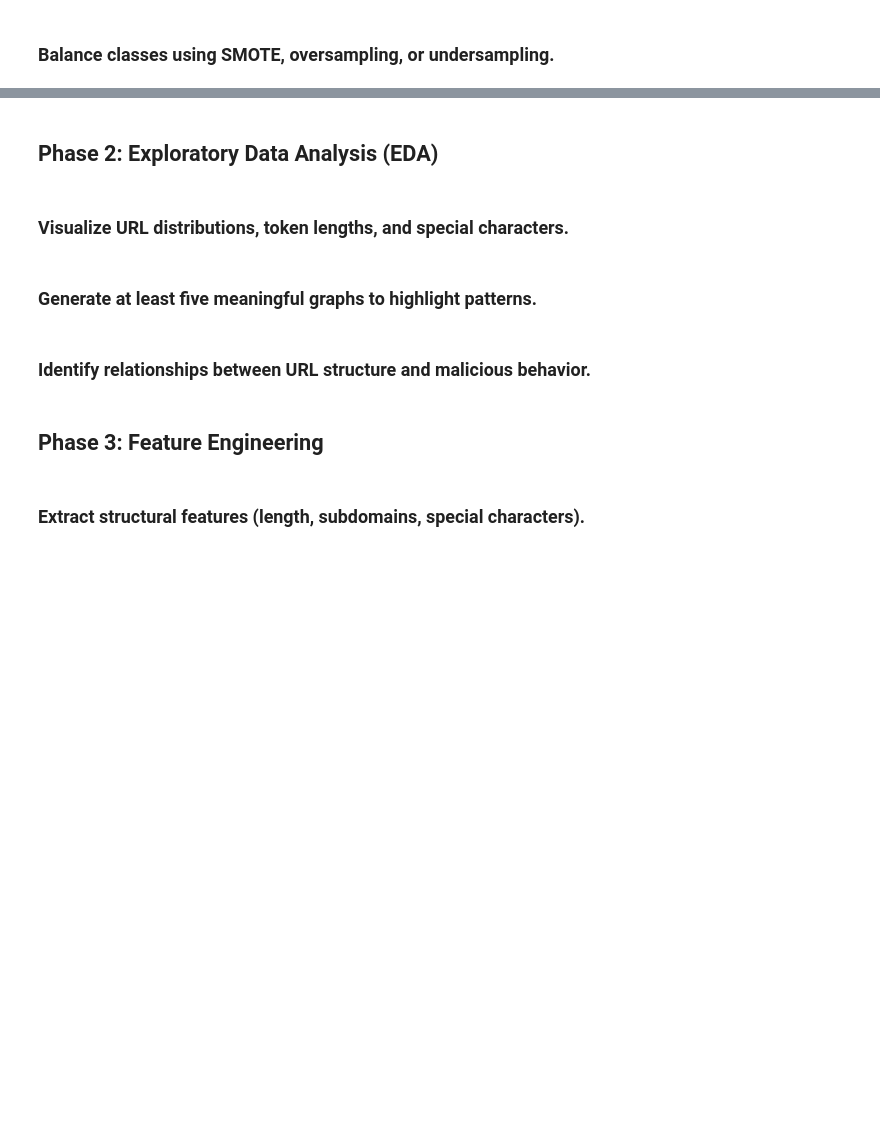
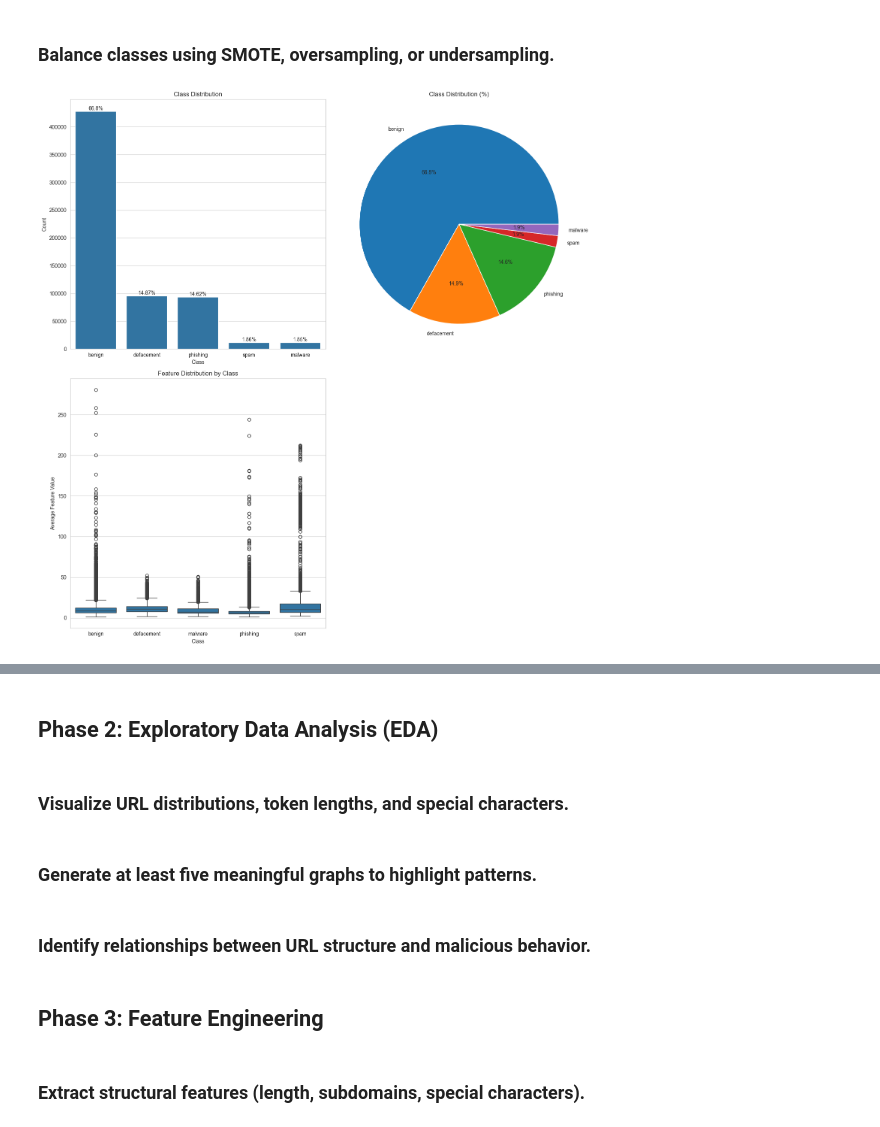
Before and after one commit to Maaheenkhn/URL-Classification, a Jupyter notebook: URL_Classification.ipynb, the cells around one changed output, grey strips where cells are left out. Saved outputs shown, nothing was run; the diff lists cells and outputs as text; code cells hidden in the pictures; blank space fills up the shorter version.

```diff
--- a/URL_Classification.ipynb
+++ b/URL_Classification.ipynb
@@ -540,2 +518,6 @@ Name: 12002, Length: 81, dtype: object
 # %% [markdown]
 ### Handle missing values, duplicates, and inconsistencies.
+# %%
+
+final_df = pd.read_csv(r".\datasets\final_dataset.csv")
+final_df
@@ -541,0 +574,12 @@ Name: 12002, Length: 81, dtype: object
+# %%
+# Clean the data
+df_clean = final_df.dropna(subset=final_df.columns)  # Drop all rows with any NaN values
+df_clean = df_clean.drop_duplicates()  # Remove duplicates
+df_clean['type'] = df_clean['type'].str.lower()  # Normalize type column
+
+
+# Drop the rows in final_df where the index is in inconsistent_rows with 'phishing' type
+phishing_urls = inconsistent_rows[inconsistent_rows['type'] == 'phishing'].index
+
+# Drop these rows from final_df
+final_df = final_df.drop(phishing_urls)
@@ -542,2 +623,52 @@ Name: 12002, Length: 81, dtype: object
 # %% [markdown]
 ### Balance classes using SMOTE, oversampling, or undersampling.
+# %%
+import matplotlib.pyplot as plt
+import seaborn as sns
+
+# Set style for better visualization
+sns.set_style('whitegrid')
+plt.figure(figsize=(15, 15))
+
+# Create subplots
+plt.subplot(2, 2, 1)
+class_counts = df_clean['type'].value_counts()
+sns.barplot(x=class_counts.index, y=class_counts.values)
+plt.title('Class Distribution')
+plt.xlabel('Class')
+plt.ylabel('Count')
+
+# Calculate and display class percentages
+class_percentages = (class_counts / len(df_clean) * 100).round(2)
+for i, (count, percentage) in enumerate(zip(class_counts, class_percentages)):
+    plt.text(i, count, f'{percentage}%', ha='center', va='bottom')
+
+# Pie chart
+plt.subplot(2, 2, 2)
+plt.pie(class_counts, labels=class_counts.index, autopct='%1.1f%%')
+plt.title('Class Distribution (%)')
+
+
+
+# Ensure you're selecting numeric columns only
+numeric_columns = df_clean.select_dtypes(include=['number']).iloc[:, :79]
+
+# Calculate the mean for the selected numeric columns across rows
+mean_values = numeric_columns.mean(axis=1)
+
+# Box plot for feature distributions by class
+plt.subplot(2, 2, 3)
+sns.boxplot(x='type', y=mean_values, data=df_clean)
+plt.title('Feature Distribution by Class')
+plt.xlabel('Class')
+plt.ylabel('Average Feature Value')
+plt.xticks(rotation=0)
+
+
+
+plt.tight_layout()
+plt.show()
+plt.savefig('class_balance.png')
+plt.close()
+# %% [output]
+[figure, added]
```
Also changed, not shown: parts of 12 cells of this notebook.
